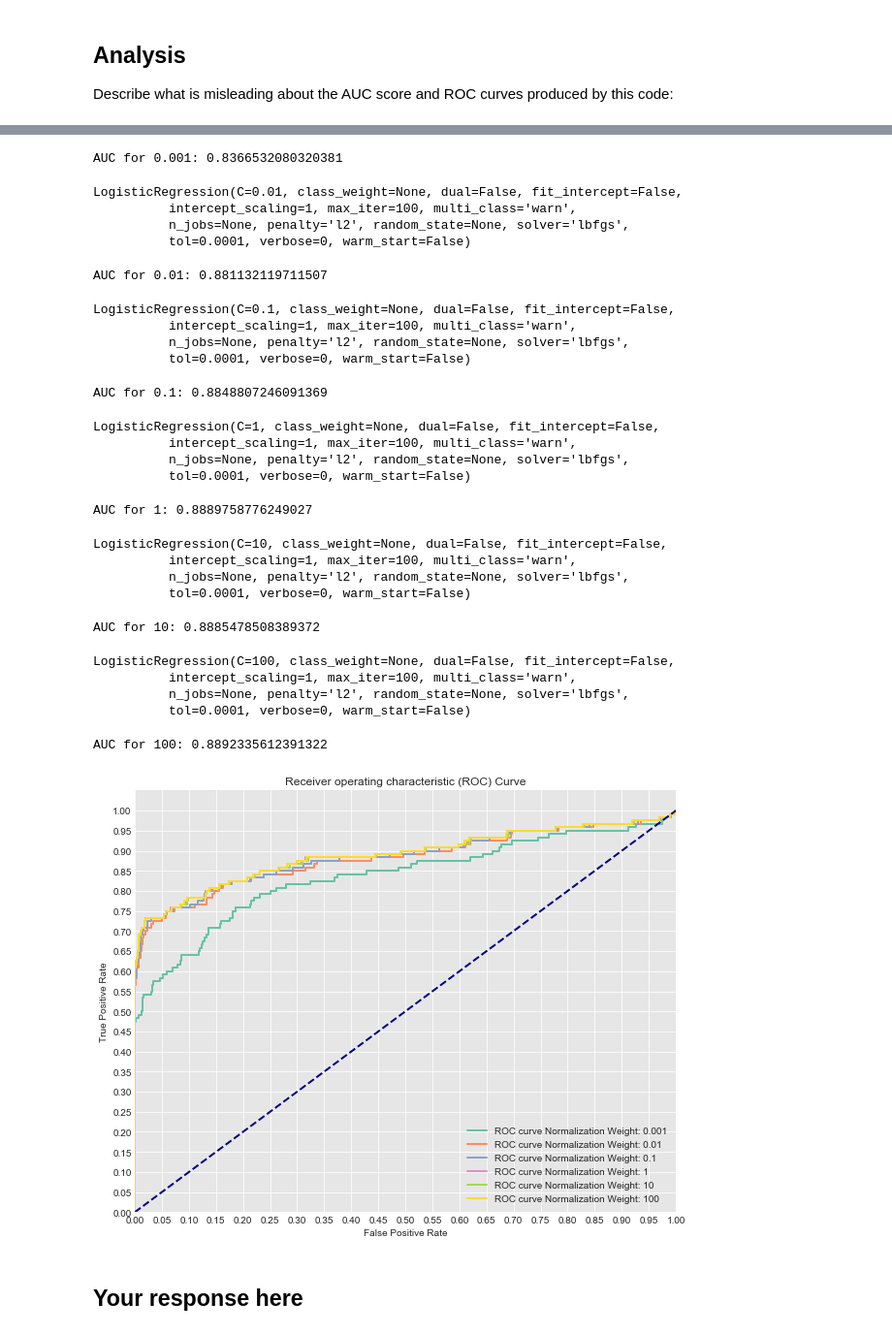
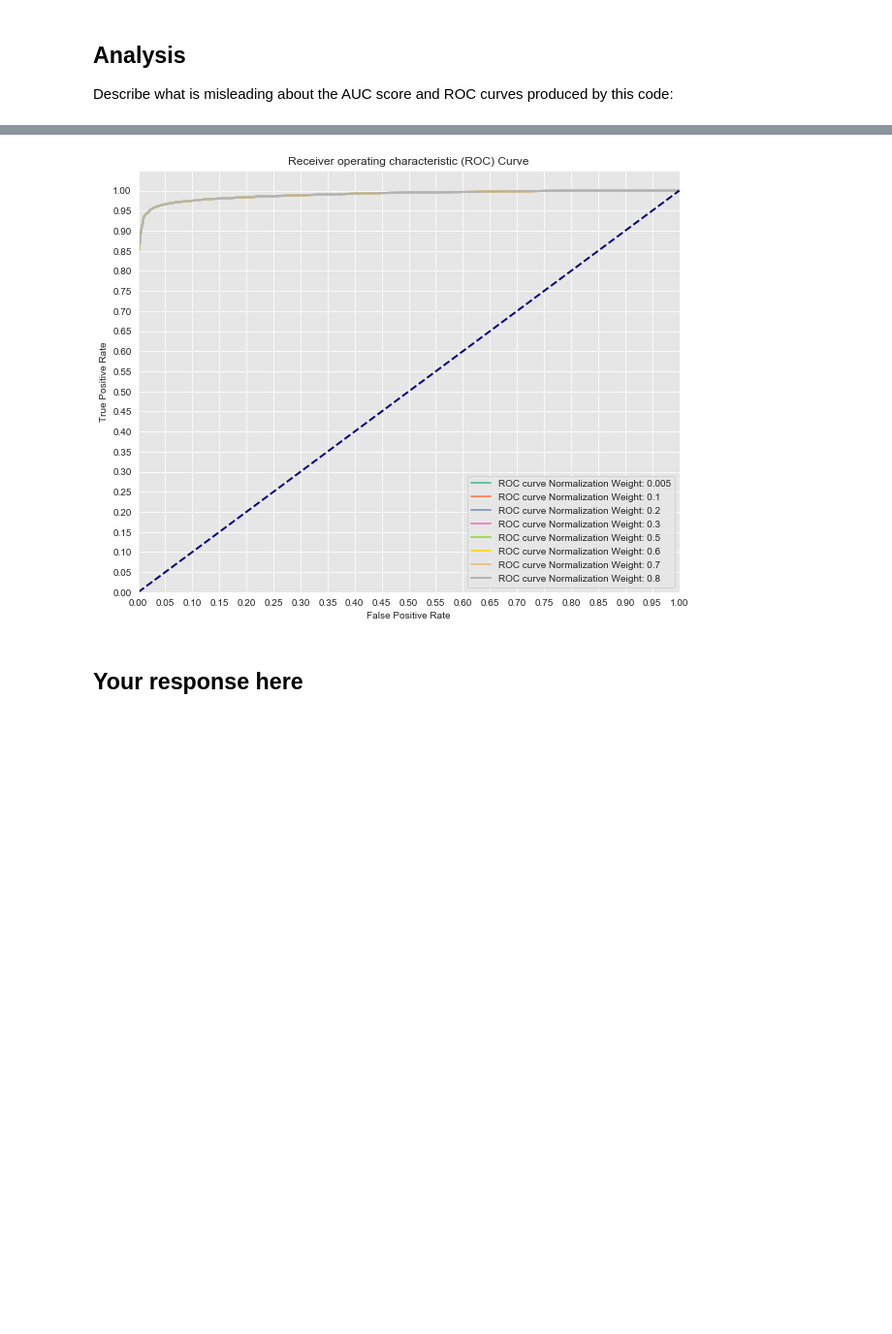
Before and after one commit to learn-co-curriculum/dsc-class-imbalance-problems-lab, a Jupyter notebook: index.ipynb, the cells around one changed output, grey strips where cells are left out. Shown at 97% size. Drawn from its saved outputs; the diff is of its cells as text; code cells hidden in the pictures; blank space fills up the shorter version.

Commit message:
use same solver

```diff
--- a/index.ipynb
+++ b/index.ipynb
@@ -91,0 +94,28 @@ Name: Class, dtype: int64
+# %%
+# __SOLUTION__
+#Initial Model
+logreg = LogisticRegression(fit_intercept = False,solver='liblinear')
+
+#Probability scores for test set
+y_score = logreg.fit(X_train, y_train).decision_function(X_test)
+#False positive Rate and true positive rate
+fpr, tpr, thresholds = roc_curve(y_test, y_score)
+
+#Seaborns Beautiful Styling
+sns.set_style("darkgrid", {"axes.facecolor": ".9"})
+
+print('AUC: {}'.format(auc(fpr, tpr)))
+plt.figure(figsize=(10,8))
+lw = 2
+plt.plot(fpr, tpr, color='darkorange',
+         lw=lw, label='ROC curve')
+plt.plot([0, 1], [0, 1], color='navy', lw=lw, linestyle='--')
+plt.xlim([0.0, 1.0])
+plt.ylim([0.0, 1.05])
+plt.yticks([i/20.0 for i in range(21)])
+plt.xticks([i/20.0 for i in range(21)])
+plt.xlabel('False Positive Rate')
+plt.ylabel('True Positive Rate')
+plt.title('Receiver operating characteristic (ROC) Curve')
+plt.legend(loc="lower right")
+plt.show()
@@ -191,7 +335,7 @@ plt.figure(figsize=(10,8))
 
 for n, c in enumerate(C_param_range):
     #Fit a model
-    logreg = LogisticRegression(fit_intercept = False, C = c) #Starter code
+    logreg = LogisticRegression(fit_intercept = False, C = c, solver='liblinear') #Starter code
     model_log = logreg.fit(X_train, y_train)
     print(model_log) #Preview model params
 
@@ -239,15 +383,21 @@ AUC for 0.8: 0.9889244061409412
 # %%
 # __SOLUTION__
+print(y.value_counts()) #Previous original class distribution
+X_resampled, y_resampled = SMOTE().fit_sample(X, y)
+print(pd.Series(y_resampled).value_counts()) #Preview synthetic sample class distribution
+
+X_train, X_test, y_train, y_test = train_test_split(X_resampled, y_resampled, random_state=0)
+
 # Now let's compare a few different regularization performances on the dataset:
-C_param_range = [0.001,0.01,0.1,1,10,100]
-names = [0.001,0.01,0.1,1,10,100]
-colors = sns.color_palette("Set2")
+C_param_range = [0.005, 0.1, 0.2, 0.3, 0.5, 0.6, 0.7, 0.8]
+names = [0.005, 0.1, 0.2, 0.3, 0.5, 0.6, 0.7, 0.8, 0.9]
+colors = sns.color_palette("Set2", n_colors=len(names))
 
 plt.figure(figsize=(10,8))
 
 for n, c in enumerate(C_param_range):
     #Fit a model
-    logreg = LogisticRegression(fit_intercept = False, C = c,solver='lbfgs') #Starter code
+    logreg = LogisticRegression(fit_intercept = False, C = c, solver='liblinear') #Starter code
     model_log = logreg.fit(X_train, y_train)
     print(model_log) #Preview model params
 
@@ -281,29 +444,3 @@ LogisticRegression(C=0.001, class_weight=None, dual=False,
-AUC for 0.001: 0.8366532080320381
-LogisticRegression(C=0.01, class_weight=None, dual=False, fit_intercept=False,
-          intercept_scaling=1, max_iter=100, multi_class='warn',
-          n_jobs=None, penalty='l2', random_state=None, solver='lbfgs',
-          tol=0.0001, verbose=0, warm_start=False)
-AUC for 0.01: 0.881132119711507
-LogisticRegression(C=0.1, class_weight=None, dual=False, fit_intercept=False,
-          intercept_scaling=1, max_iter=100, multi_class='warn',
-          n_jobs=None, penalty='l2', random_state=None, solver='lbfgs',
-          tol=0.0001, verbose=0, warm_start=False)
-AUC for 0.1: 0.8848807246091369
-LogisticRegression(C=1, class_weight=None, dual=False, fit_intercept=False,
-          intercept_scaling=1, max_iter=100, multi_class='warn',
-          n_jobs=None, penalty='l2', random_state=None, solver='lbfgs',
-          tol=0.0001, verbose=0, warm_start=False)
-AUC for 1: 0.8889758776249027
-LogisticRegression(C=10, class_weight=None, dual=False, fit_intercept=False,
-          intercept_scaling=1, max_iter=100, multi_class='warn',
-          n_jobs=None, penalty='l2', random_state=None, solver='lbfgs',
-          tol=0.0001, verbose=0, warm_start=False)
-AUC for 10: 0.8885478508389372
-LogisticRegression(C=100, class_weight=None, dual=False, fit_intercept=False,
-          intercept_scaling=1, max_iter=100, multi_class='warn',
-          n_jobs=None, penalty='l2', random_state=None, solver='lbfgs',
-          tol=0.0001, verbose=0, warm_start=False)
-AUC for 100: 0.8892335612391322
-[figure, old version]
+[figure, new version]
 # %% [markdown]
 ## Your response here
```
Also changed, not shown: parts of 26 cells of this notebook.
